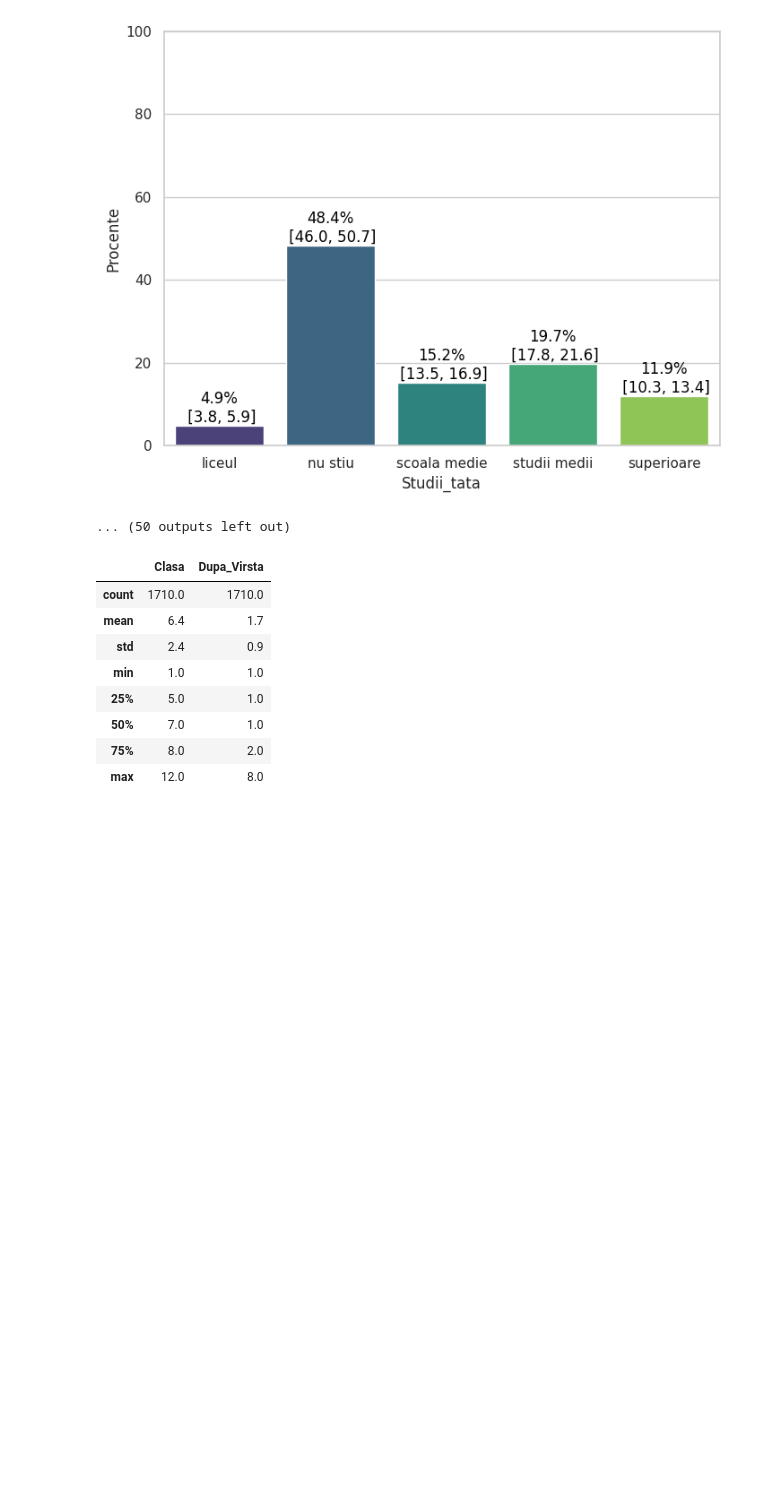
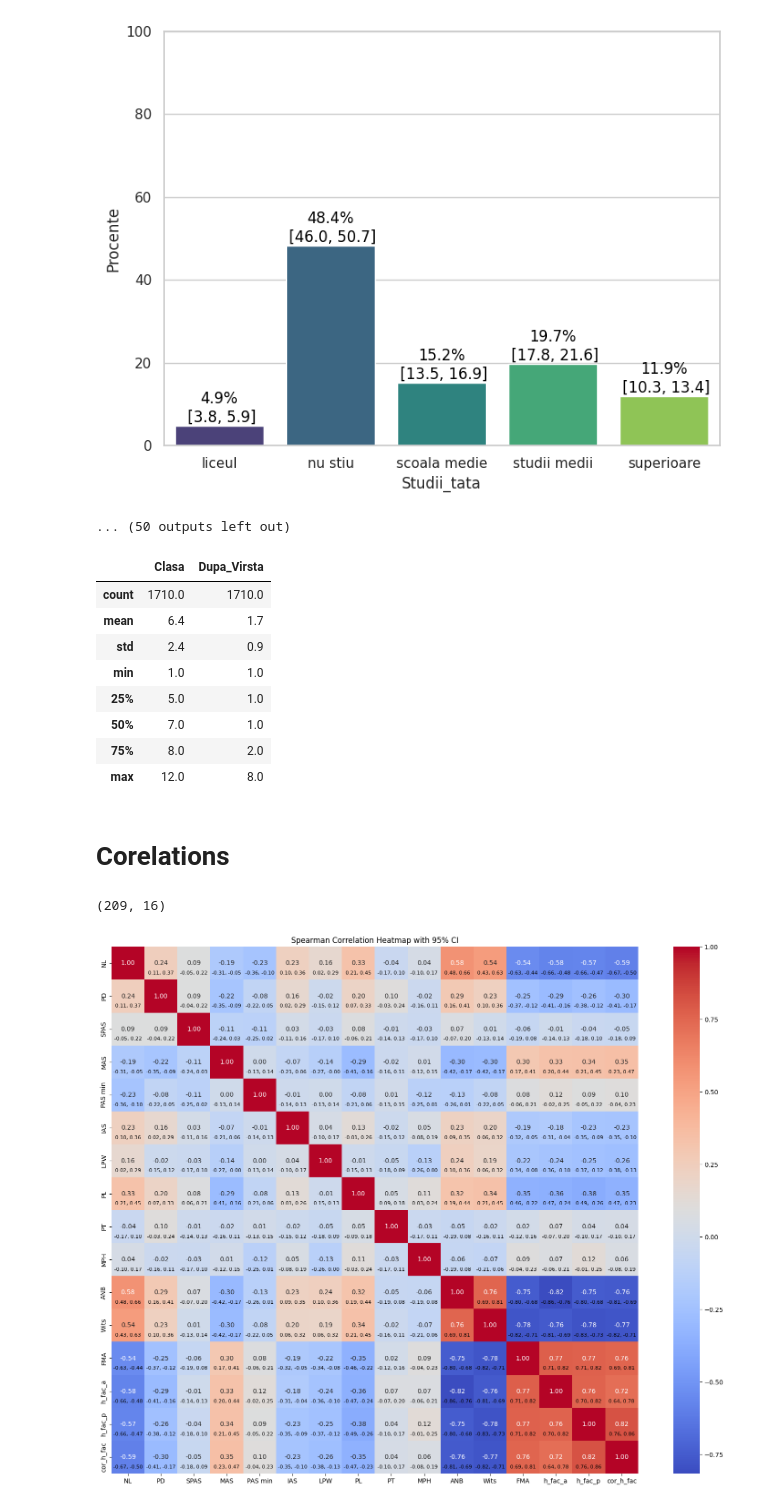
Before and after one commit to arnautoleg/Trifan_Valentina, a Jupyter notebook: Trifan_Valenina_Graphs.ipynb, the cells around one changed output. Drawn from its saved outputs; the diff is of its cells as text; code cells hidden in the pictures; blank space fills up the shorter version.

```diff
--- a/Trifan_Valenina_Graphs.ipynb
+++ b/Trifan_Valenina_Graphs.ipynb
@@ -185,3 +185,5 @@ round(df.describe(), 1)
 | max | 12.0 | 8.0 |
 # %%
 df.to_csv('Trifan_Valentina.csv', index=False)
+# %% [markdown]
+# Corelations
@@ -187,0 +192,58 @@ df.to_csv('Trifan_Valentina.csv', index=False)
+# %%
+df = pd.read_excel('/content/Trifan_Valentina_BAZA_2.xlsx')
+# %%
+data = df[["NL", "PD", "SPAS", "MAS", "PAS min", "IAS",
+           "LPW", "PL", "PT", "MPH",
+           "ANB",  "Wits", "FMA", "h_faciala_ant", "h_faciala_post", "corelatia_h_faciala"]]
+
+data.columns = ["NL", "PD", "SPAS", "MAS", "PAS min", "IAS",
+                "LPW", "PL", "PT", "MPH",
+                "ANB",  "Wits", "FMA", "h_fac_a", "h_fac_p", "cor_h_fac"]
+# %%
+data.shape
+# %% [output]
+(209, 16)
+# %%
+import pandas as pd
+import numpy as np
+import seaborn as sns
+import matplotlib.pyplot as plt
+from scipy.stats import norm
+
+# Calculate Spearman correlation coefficients
+spearman_corr = data.corr(method='spearman')
+
+# Sample size
+n = len(data)
+# Standard error
+stderr = 1.0 / np.sqrt(n - 3)
+# Z-score for 95% confidence interval
+z_score = norm.ppf(0.975)
+
+# Compute confidence intervals for each correlation coefficient
+ci_low_matrix = np.tanh(np.arctanh(spearman_corr) - z_score * stderr)
+ci_high_matrix = np.tanh(np.arctanh(spearman_corr) + z_score * stderr)
+
+# # Create a mask for non-significant results
+# mask = (ci_low_matrix < 0.01) & (ci_high_matrix > -0.01)
+
+# # Replace non-significant values with NaN
+# spearman_corr[mask] = np.nan
+
+# Create heatmap with confidence intervals
+plt.figure(figsize=(20, 15))
+sns.heatmap(spearman_corr, annot=True, fmt=".2f", cmap='coolwarm', square=True)
+
+# Add confidence intervals as annotations
+for i in range(spearman_corr.shape[0]):
+    for j in range(spearman_corr.shape[1]):
+      if i != j:
+        ci_low = ci_low_matrix.iloc[i, j]
+        ci_high = ci_high_matrix.iloc[i, j]
+        annotation = f"{ci_low:.2f}, {ci_high:.2f}"
+        plt.text(j + 0.5, i + 0.8, annotation, ha='center', va='center', color='black', fontsize=8)
+
+plt.title('Spearman Correlation Heatmap with 95% CI')
+plt.show()
+# %% [output]
+[figure, added]
```
Also changed, not shown: parts of 2 cells of this notebook.
